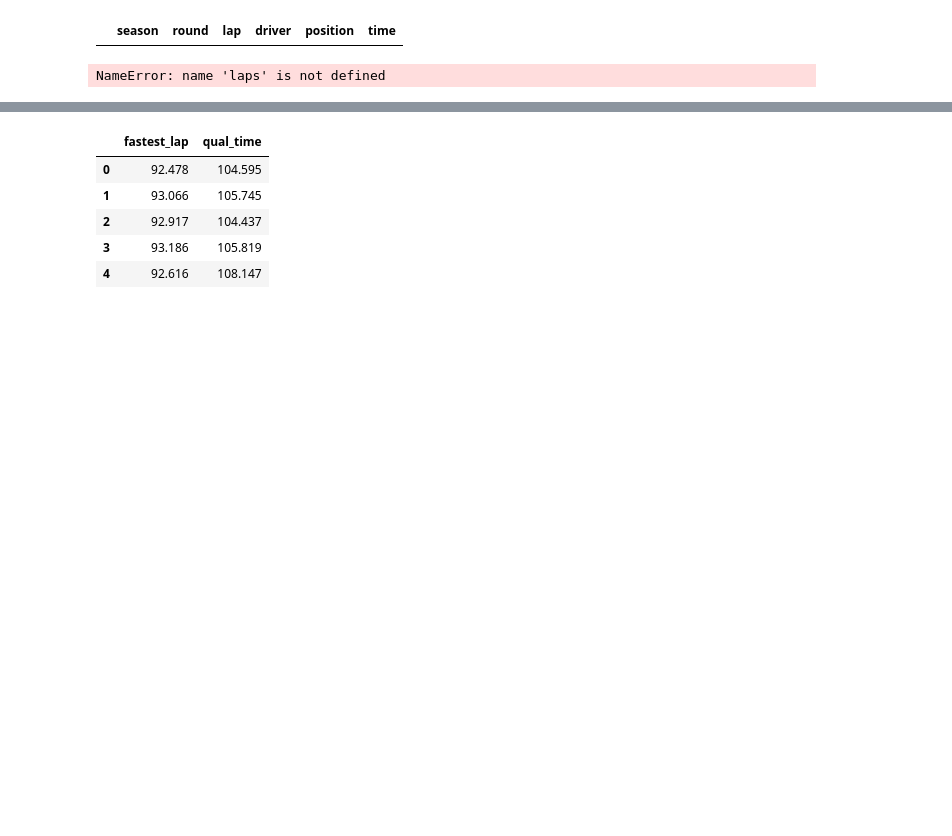
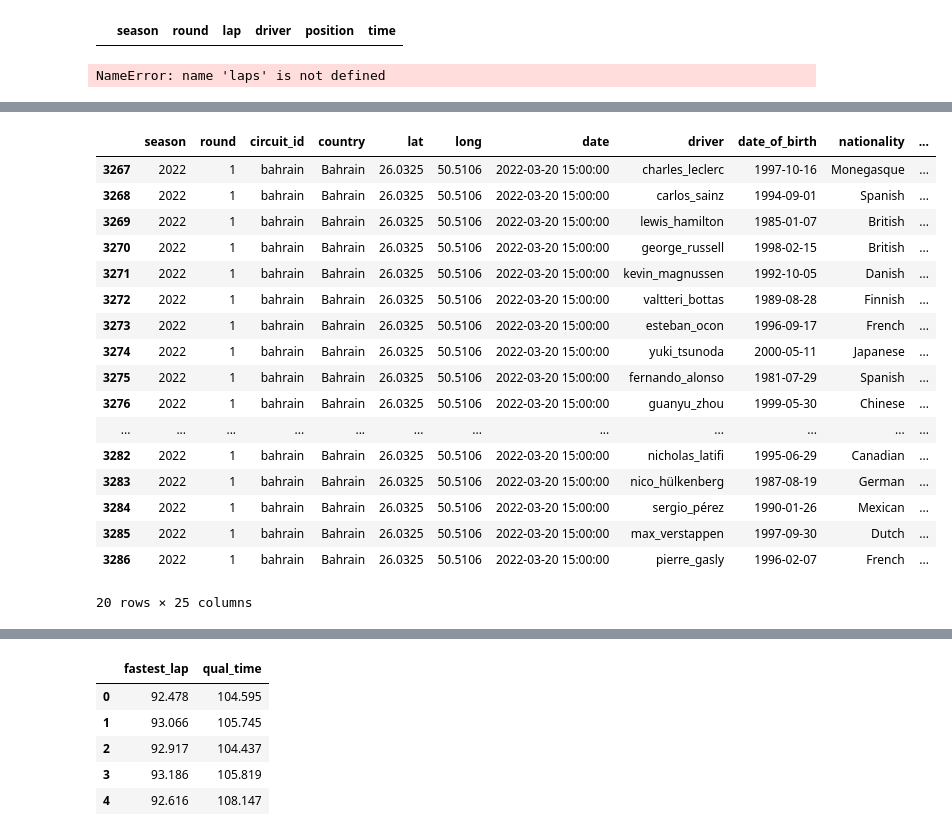
Before and after one commit to ollyjc99/f1-analytics, a Jupyter notebook: data processing/data-merging.ipynb, the cells around one changed output, grey strips where cells are left out. Cells and saved outputs as stored; diff of their text form; code cells hidden in the pictures; blank space fills up the shorter version.

```diff
--- a/data processing/data-merging.ipynb
+++ b/data processing/data-merging.ipynb
@@ -94,0 +112,21 @@ final_df.shape
+# %%
+df3.query('season == 2022 & round == 1')
+# %% [output]
+|  | season | round | circuit_id | country | lat | long | date | driver | date_of_birth | nationality | ... |
+| 3267 | 2022 | 1 | bahrain | Bahrain | 26.0325 | 50.5106 | 2022-03-20 15:00:00 | charles_leclerc | 1997-10-16 | Monegasque | ... |
+| 3268 | 2022 | 1 | bahrain | Bahrain | 26.0325 | 50.5106 | 2022-03-20 15:00:00 | carlos_sainz | 1994-09-01 | Spanish | ... |
+| 3269 | 2022 | 1 | bahrain | Bahrain | 26.0325 | 50.5106 | 2022-03-20 15:00:00 | lewis_hamilton | 1985-01-07 | British | ... |
+| 3270 | 2022 | 1 | bahrain | Bahrain | 26.0325 | 50.5106 | 2022-03-20 15:00:00 | george_russell | 1998-02-15 | British | ... |
+| 3271 | 2022 | 1 | bahrain | Bahrain | 26.0325 | 50.5106 | 2022-03-20 15:00:00 | kevin_magnussen | 1992-10-05 | Danish | ... |
+| 3272 | 2022 | 1 | bahrain | Bahrain | 26.0325 | 50.5106 | 2022-03-20 15:00:00 | valtteri_bottas | 1989-08-28 | Finnish | ... |
+| 3273 | 2022 | 1 | bahrain | Bahrain | 26.0325 | 50.5106 | 2022-03-20 15:00:00 | esteban_ocon | 1996-09-17 | French | ... |
+| 3274 | 2022 | 1 | bahrain | Bahrain | 26.0325 | 50.5106 | 2022-03-20 15:00:00 | yuki_tsunoda | 2000-05-11 | Japanese | ... |
+| 3275 | 2022 | 1 | bahrain | Bahrain | 26.0325 | 50.5106 | 2022-03-20 15:00:00 | fernando_alonso | 1981-07-29 | Spanish | ... |
+| 3276 | 2022 | 1 | bahrain | Bahrain | 26.0325 | 50.5106 | 2022-03-20 15:00:00 | guanyu_zhou | 1999-05-30 | Chinese | ... |
+| ... | ... | ... | ... | ... | ... | ... | ... | ... | ... | ... | ... |
+| 3282 | 2022 | 1 | bahrain | Bahrain | 26.0325 | 50.5106 | 2022-03-20 15:00:00 | nicholas_latifi | 1995-06-29 | Canadian | ... |
+| 3283 | 2022 | 1 | bahrain | Bahrain | 26.0325 | 50.5106 | 2022-03-20 15:00:00 | nico_hülkenberg | 1987-08-19 | German | ... |
+| 3284 | 2022 | 1 | bahrain | Bahrain | 26.0325 | 50.5106 | 2022-03-20 15:00:00 | sergio_pérez | 1990-01-26 | Mexican | ... |
+| 3285 | 2022 | 1 | bahrain | Bahrain | 26.0325 | 50.5106 | 2022-03-20 15:00:00 | max_verstappen | 1997-09-30 | Dutch | ... |
+| 3286 | 2022 | 1 | bahrain | Bahrain | 26.0325 | 50.5106 | 2022-03-20 15:00:00 | pierre_gasly | 1996-02-07 | French | ... |
+20 rows × 25 columns
```
Also changed, not shown: parts of 8 cells of this notebook.
